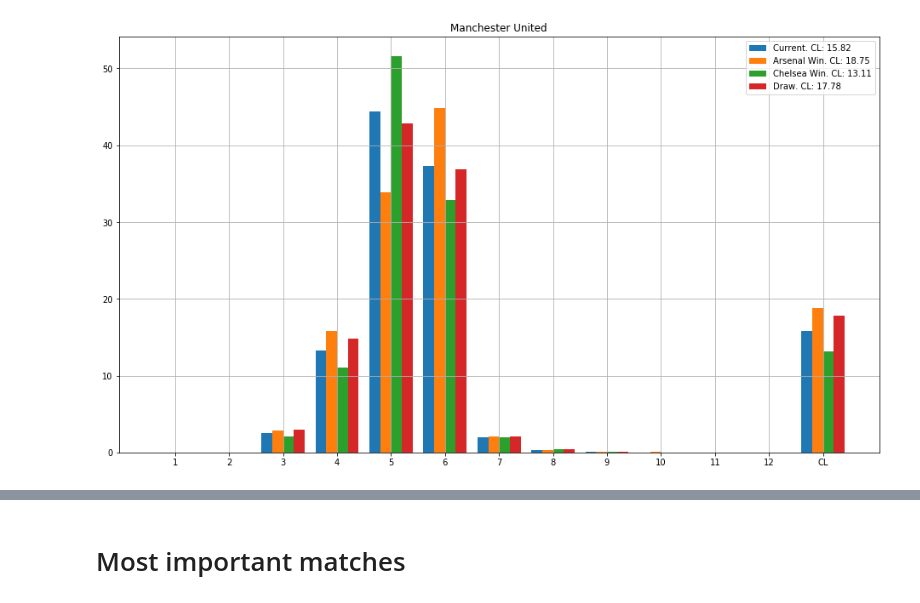
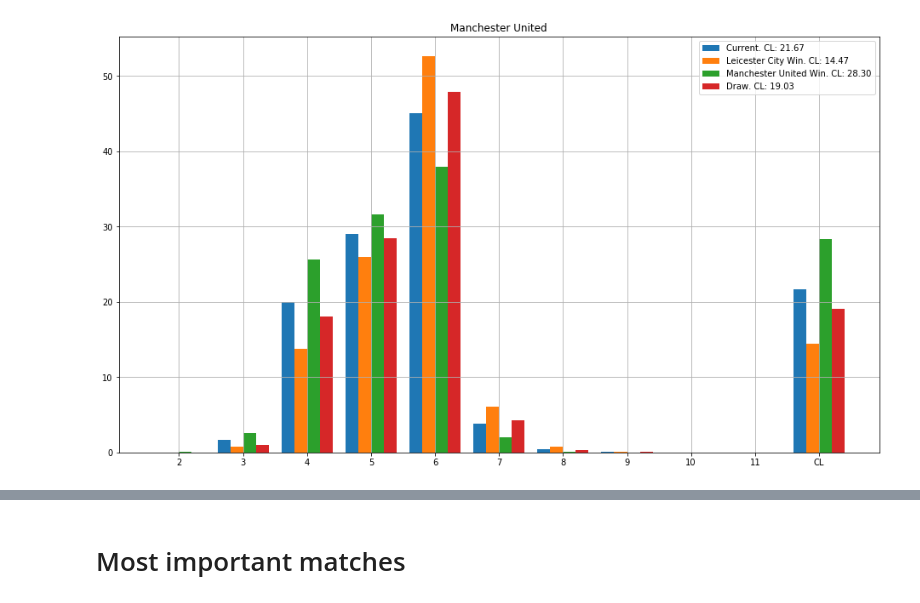
Before and after one commit to tchnvkng/football_sim, a Jupyter notebook: pl2.ipynb, the cells around one changed output, grey strips where cells are left out. Drawn from its saved outputs; the diff is of its cells as text; code cells hidden in the pictures.

```diff
--- a/pl2.ipynb
+++ b/pl2.ipynb
@@ -88,7 +74,7 @@ home_advantage=np.array([lH-lA,pH/pA])
 #home_advantage=[0,1]
 print(home_advantage)
 Teams[country]= calibrator.get_teams_for_league(country)
-League[country]=Season(Teams[country],home_advantage=home_advantage,nr_cl=2)
+League[country]=Season(Teams[country],home_advantage=home_advantage,nr_cl=4)
 League[country].process_current_results(calibrator.get_current_results(country))
 League[country].simulate_season(n_scenarios=100000)
 League[country].season_report()
@@ -115,7 +131,7 @@ simulation not yet processed, processing
 # %%
 PremierLeague=League['BPL']
-_,fig=PremierLeague.what_if('Arsenal v Chelsea',ref_team='Manchester United')
+_,fig=PremierLeague.what_if('Leicester City v Manchester United',ref_team='Manchester United')
 # %% [output]
-[figure, old version]
+[figure, new version]
 # %%
 team1=teams['Manchester United']
```
Also changed, not shown: parts of 13 cells of this notebook, 3 other files.
